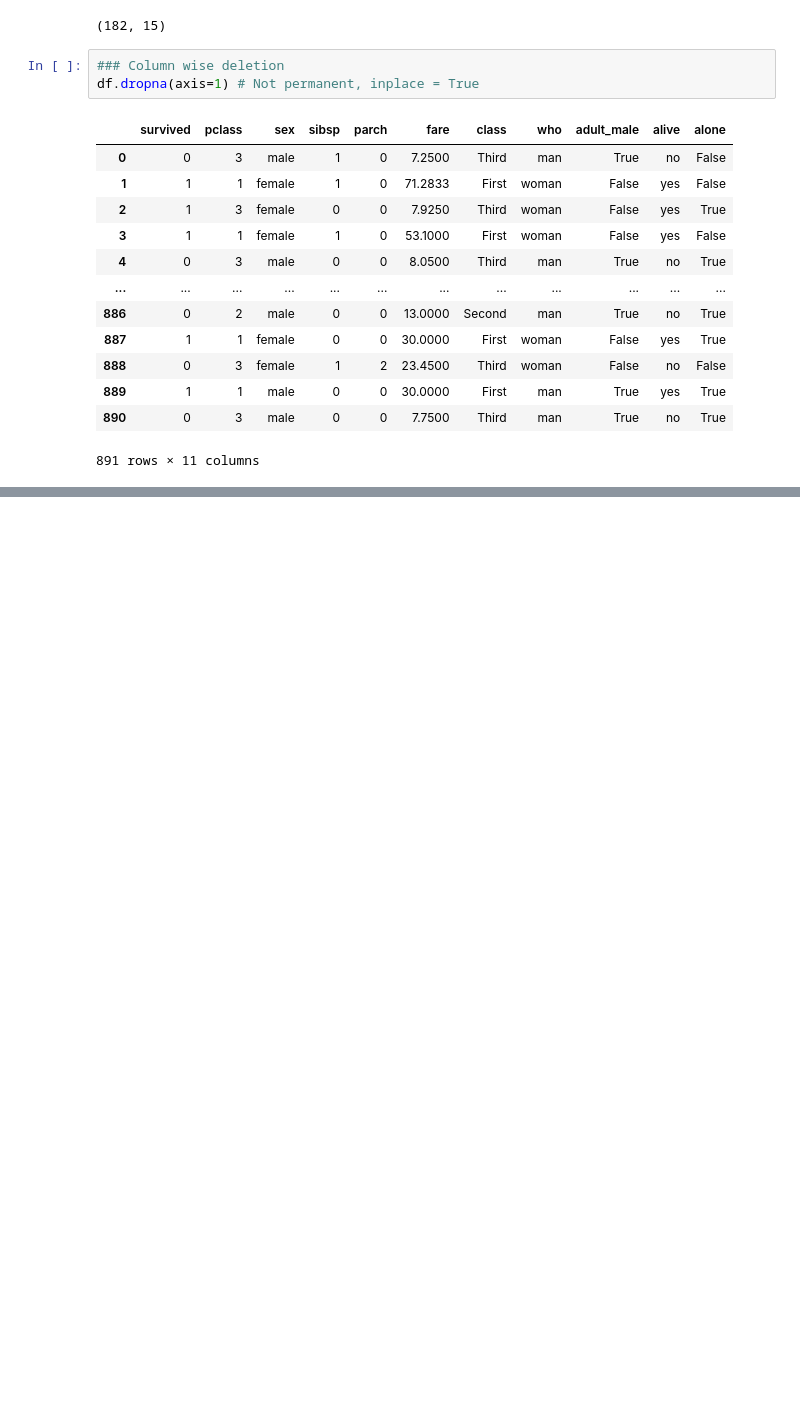
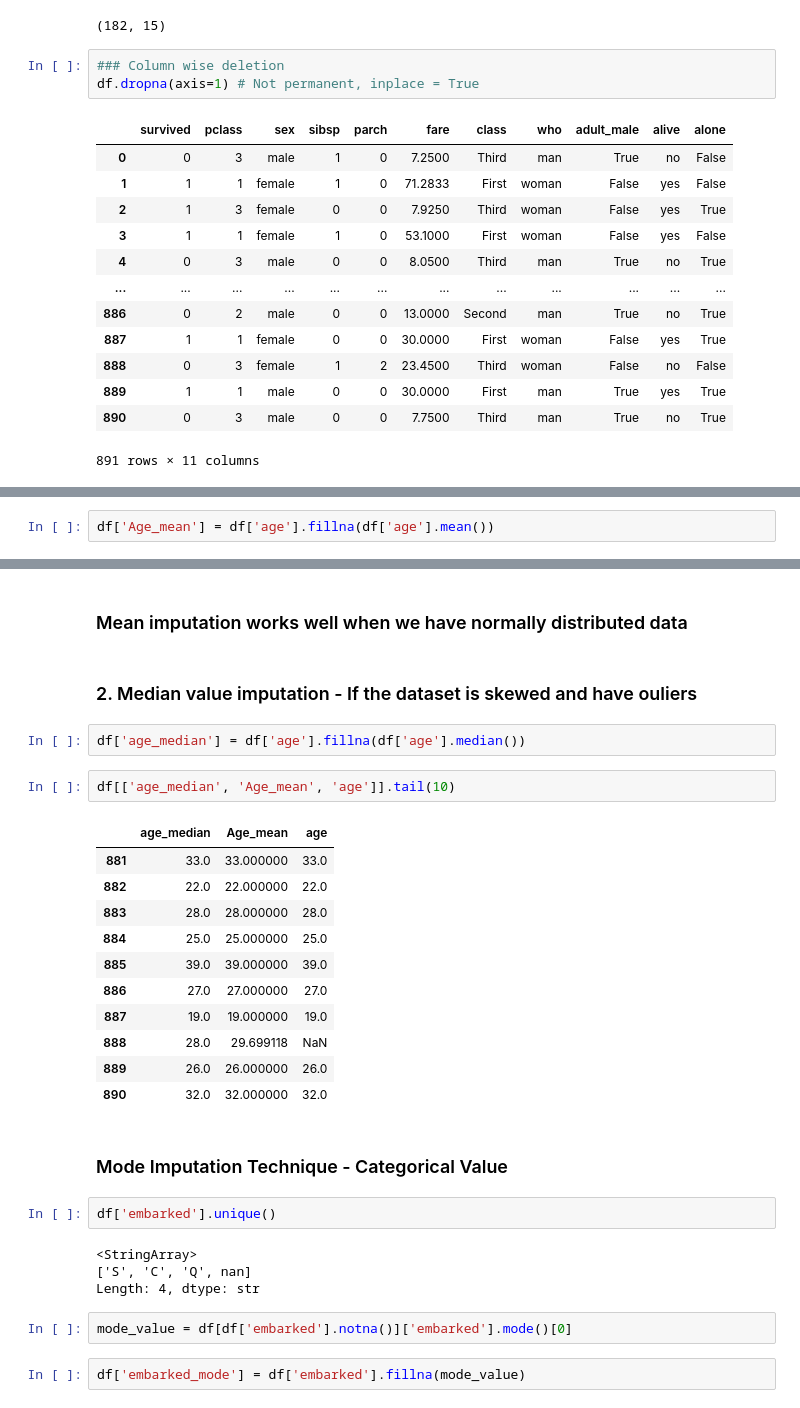
Before and after one commit to wizzy-abhishek/Data-Processing-Basics, a Jupyter notebook: Missing Data/01_Missing_data.ipynb, the cells around one changed output, grey strips where cells are left out. Cells and saved outputs as stored; diff of their text form; blank space fills up the shorter version.

Commit message:
Various Imputations

```diff
--- a/Missing Data/01_Missing_data.ipynb
+++ b/Missing Data/01_Missing_data.ipynb
@@ -64,0 +72,2 @@ df.dropna(axis=1) # Not permanent, inplace = True
+# %%
+df['Age_mean'] = df['age'].fillna(df['age'].mean())
@@ -64,0 +83,32 @@ df.dropna(axis=1) # Not permanent, inplace = True
+# %% [markdown]
+### Mean imputation works well when we have normally distributed data
+# %% [markdown]
+### 2. Median value imputation - If the dataset is skewed and have ouliers
+# %%
+df['age_median'] = df['age'].fillna(df['age'].median())
+# %%
+df[['age_median', 'Age_mean', 'age']].tail(10)
+# %% [output]
+|  | age_median | Age_mean | age |
+| 881 | 33.0 | 33.000000 | 33.0 |
+| 882 | 22.0 | 22.000000 | 22.0 |
+| 883 | 28.0 | 28.000000 | 28.0 |
+| 884 | 25.0 | 25.000000 | 25.0 |
+| 885 | 39.0 | 39.000000 | 39.0 |
+| 886 | 27.0 | 27.000000 | 27.0 |
+| 887 | 19.0 | 19.000000 | 19.0 |
+| 888 | 28.0 | 29.699118 | NaN |
+| 889 | 26.0 | 26.000000 | 26.0 |
+| 890 | 32.0 | 32.000000 | 32.0 |
+# %% [markdown]
+### Mode Imputation Technique - Categorical Value
+# %%
+df['embarked'].unique()
+# %% [output]
+<StringArray>
+['S', 'C', 'Q', nan]
+Length: 4, dtype: str
+# %%
+mode_value = df[df['embarked'].notna()]['embarked'].mode()[0]
+# %%
+df['embarked_mode'] = df['embarked'].fillna(mode_value)
```
Also changed, not shown: parts of 4 cells of this notebook.
